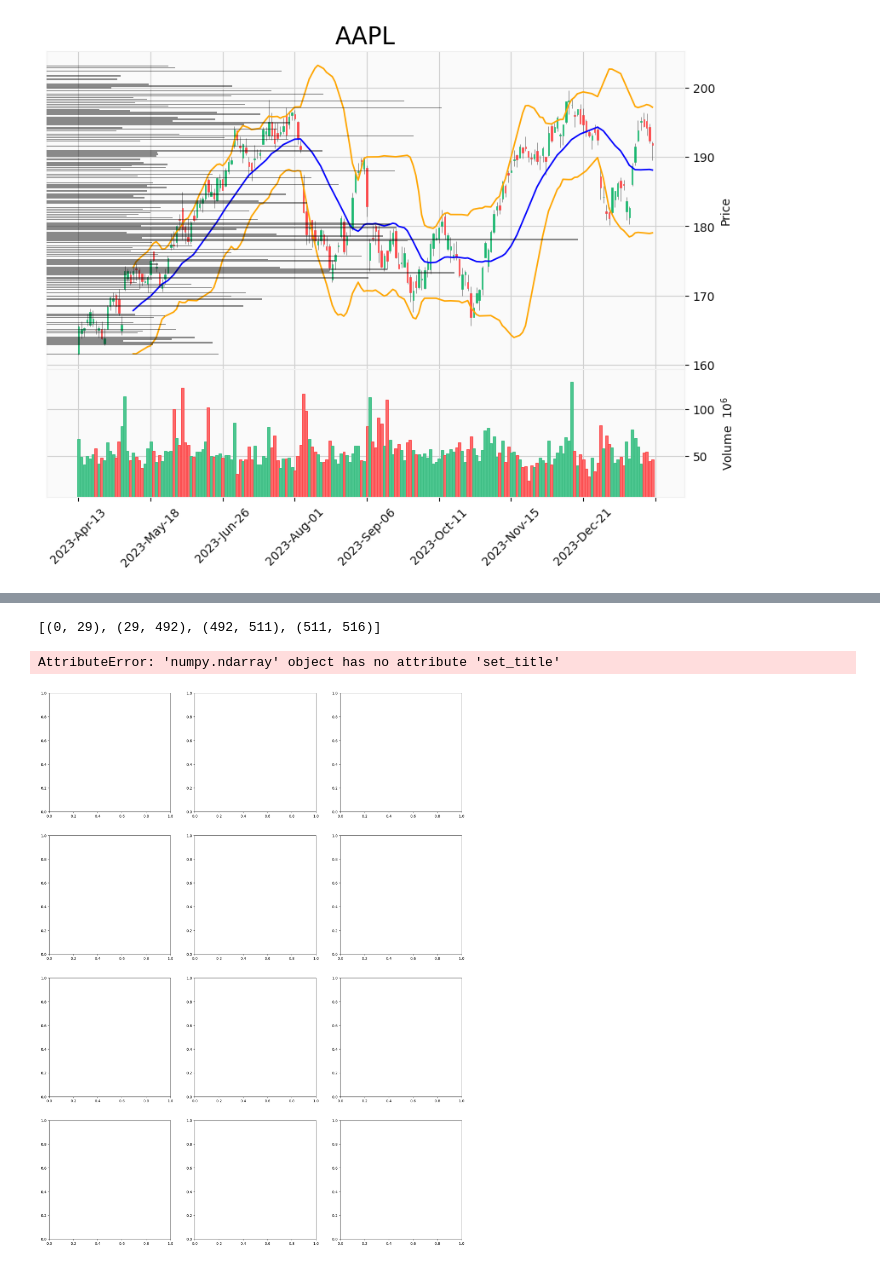
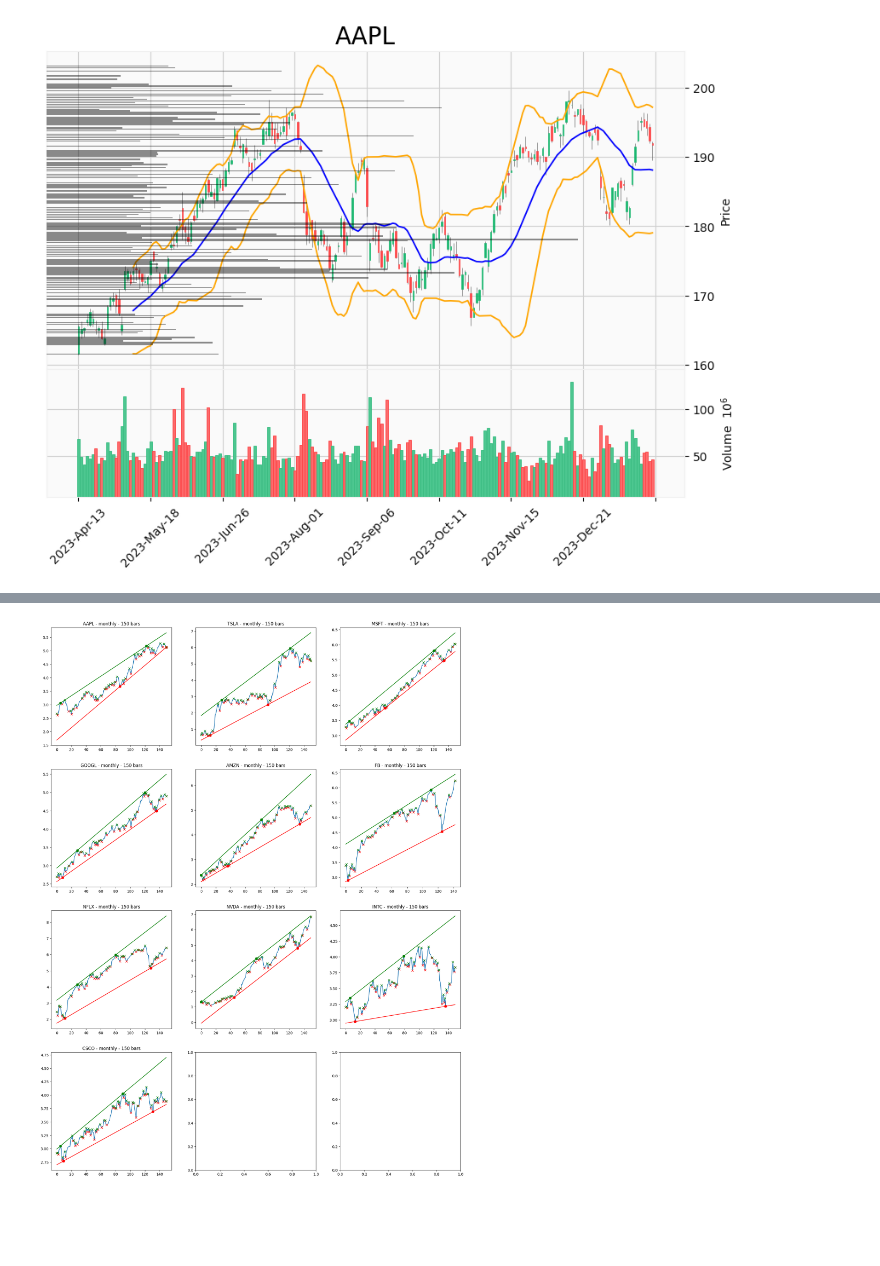
Before and after one commit to 97gamjak/stockMarket, a Jupyter notebook: notebooks/technicalAnalysis.ipynb, the cells around one changed output, grey strips where cells are left out. Cells and saved outputs as stored; diff of their text form; code cells hidden in the pictures; blank space fills up the shorter version.

```diff
--- a/notebooks/technicalAnalysis.ipynb
+++ b/notebooks/technicalAnalysis.ipynb
@@ -55,7 +55,7 @@ def get_extrema(log_close, mode=np.less):
             discarded_prices = []
             for index in range(len(log_close)):
                 price = log_close[index]
-                factor = 0.99 if mode == np.less else 1.02
+                factor = 0.98 if mode == np.less else 1.02
                 if mode(np.exp(price), np.exp((k * index + intercept)) * factor):
                     discarded_prices.append(price)
             if len(discarded_prices) == 0:
@@ -74,7 +74,7 @@ fig, ax = plt.subplots(n_rows, 3, figsize=(size_x, size_y))
 
 for n_ticker, ticker in enumerate(tickers):
     candle_size = "monthly"
-    number_of_bars = 1000
+    number_of_bars = 150
     contract = Technicals(ticker=ticker)
     contract.init_pricing_data(interval="monthly", n_bars=number_of_bars)
     log_close = np.log(contract.pricing_data.close.values)
@@ -88,7 +88,7 @@ for n_ticker, ticker in enumerate(tickers):
     ax_x = n_ticker // 3
     ax_y = n_ticker % 3
 
-    if ax_x == 0:
+    if len(tickers) <= 3:
         my_ax = ax[ax_y]
     else:
         my_ax = ax[ax_x,ax_y]
@@ -133,3 +142 @@ WARNING:tvDatafeed.main:you are using nologin method, data you access may be lim
-[(0, 29), (29, 492), (492, 511), (511, 516)]
-AttributeError: 'numpy.ndarray' object has no attribute 'set_title'
-[figure, old version]
+[figure, new version]
```
Also changed, not shown: parts of 1 cell of this notebook, 2 other files.
